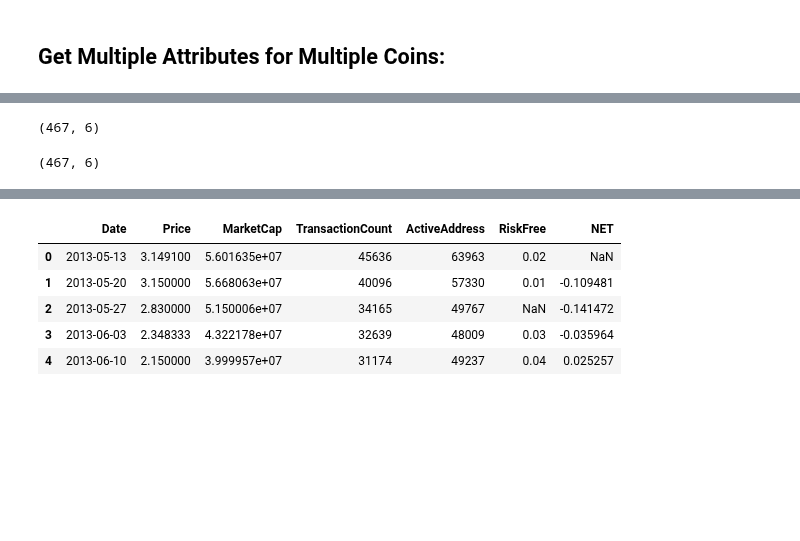
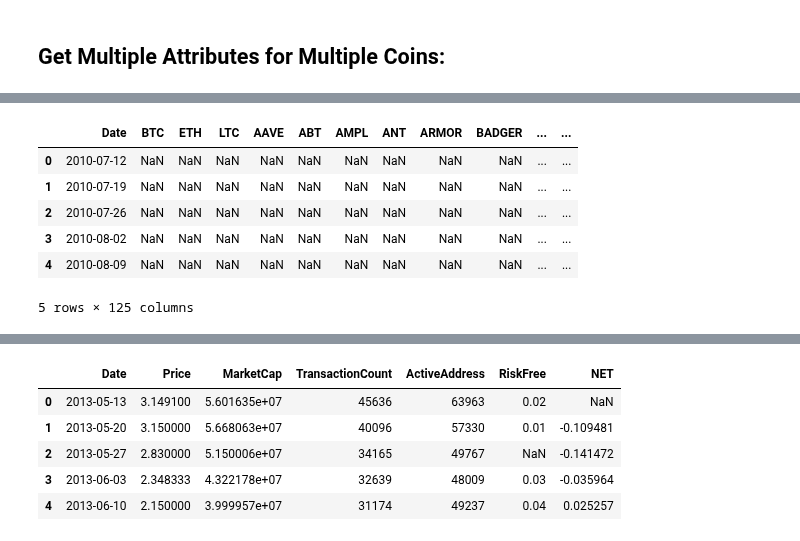
Before and after one commit to PracticumCrypto/C5-Analyzer, a Jupyter notebook: DataPull.ipynb, the cells around one changed output, grey strips where cells are left out. Cells and saved outputs as stored; diff of their text form; code cells hidden in the pictures; blank space fills up the shorter version.

```diff
--- a/DataPull.ipynb
+++ b/DataPull.ipynb
@@ -34,7 +34,7 @@ endPoints = {
 }
 # %%
 fred = Fred(api_key=FRED_API_KEY)
-Risk_free_rate = fred.get_series('DGS1MO')
+Risk_free_rate = fred.get_series('DGS1MO', frequency = 'w')
 Risk_free_rate = Risk_free_rate.to_frame()
 Risk_free_rate = Risk_free_rate.reset_index()
 Risk_free_rate = Risk_free_rate.rename(columns={'index':'Date', 0:'RiskFree'})
@@ -124,8 +135,0 @@ LTC1.head()
-# %%
-LTC2.shape
-# %% [output]
-(467, 6)
-# %%
-LTC1.shape
-# %% [output]
-(467, 6)
@@ -133,0 +136,27 @@ LTC_All['NET'] = np.log(LTC1['ActiveAddress'])-np.log(LTC2['ActiveAddress'])
+# %%
+NET = pd.DataFrame({'Date':[]})
+NET.Date = BTC_Raw.Date
+
+for i in symbolList:
+    copy1 = f"{i}1"
+    locals()[copy1] = locals()[dfName].copy()
+    copy2 = f"{i}2"
+    locals()[copy2] = locals()[dfName].copy()
+    locals()[copy2] = locals()[copy2].shift()
+
+    df_NET = f"{i}_NET"
+    locals()[df_NET] = pd.DataFrame({'Date':[],f"{i}":[]})
+    locals()[df_NET][f"{i}"] = np.log(locals()[copy1]['ActiveAddress'])-np.log(locals()[copy2]['ActiveAddress'])
+    locals()[df_NET]['Date'] = locals()[copy1]['Date']
+
+    NET = NET.merge(locals()[df_NET], left_on='Date', right_on='Date', how='outer')
+# %%
+NET.head()
+# %% [output]
+|  | Date | BTC | ETH | LTC | AAVE | ABT | AMPL | ANT | ARMOR | BADGER | ... | ... |
+| 0 | 2010-07-12 | NaN | NaN | NaN | NaN | NaN | NaN | NaN | NaN | NaN | ... | ... |
+| 1 | 2010-07-19 | NaN | NaN | NaN | NaN | NaN | NaN | NaN | NaN | NaN | ... | ... |
+| 2 | 2010-07-26 | NaN | NaN | NaN | NaN | NaN | NaN | NaN | NaN | NaN | ... | ... |
+| 3 | 2010-08-02 | NaN | NaN | NaN | NaN | NaN | NaN | NaN | NaN | NaN | ... | ... |
+| 4 | 2010-08-09 | NaN | NaN | NaN | NaN | NaN | NaN | NaN | NaN | NaN | ... | ... |
+5 rows × 125 columns
```
Also changed, not shown: parts of 9 cells of this notebook.
